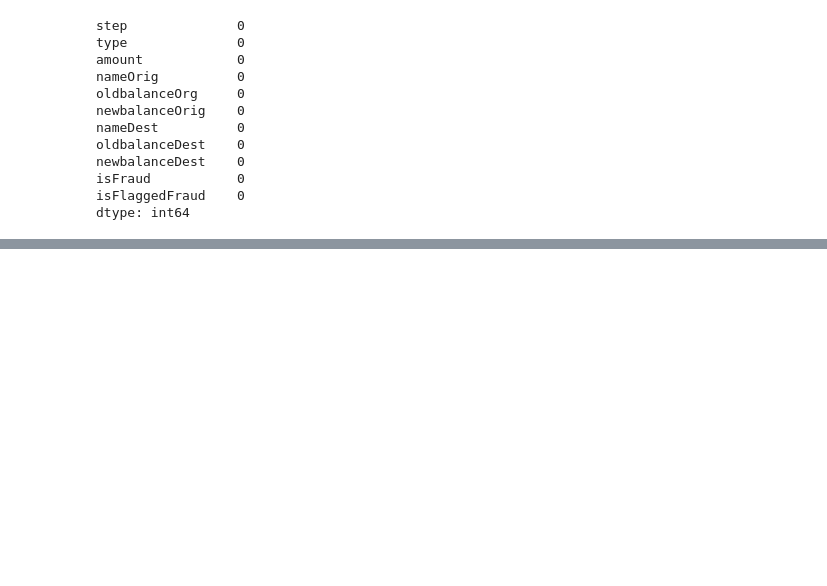
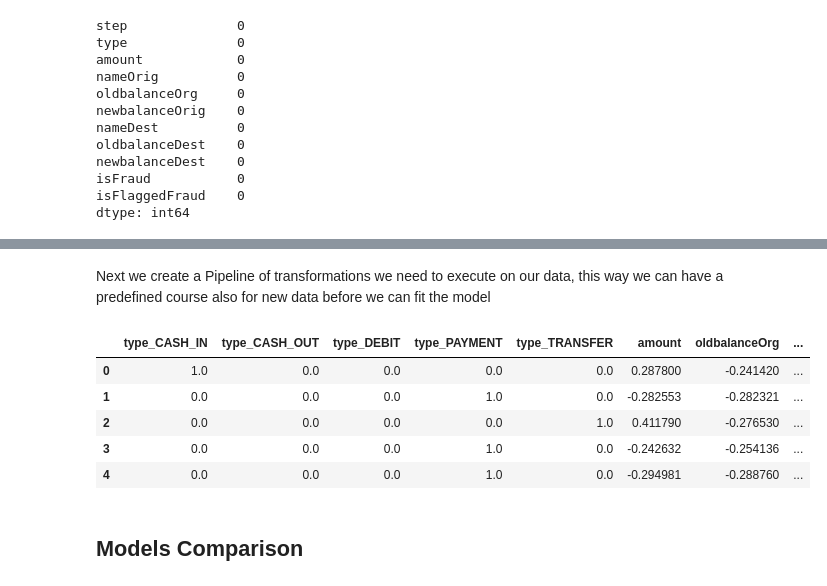
Before and after one commit to mangelini/fraud-detection-ml, a Jupyter notebook: project.ipynb, the cells around one changed output, grey strips where cells are left out. Drawn from its saved outputs; the diff is of its cells as text; code cells hidden in the pictures; blank space fills up the shorter version.

Commit message:
Pipeline for Feature selection and transformation

```diff
--- a/project.ipynb
+++ b/project.ipynb
@@ -229,3 +242 @@ train_set["isFlaggedFraud"].value_counts()
 Name: isFlaggedFraud, dtype: int64
-# %%
-train_set = train_set.drop("isFlaggedFraud", axis=1)
@@ -236,3 +242,0 @@ In this section we will transform categorical data like "type" into numerical an
-# %%
-train_set["type"] = train_set["type"].map({"CASH_OUT": 1, "PAYMENT": 2, "CASH_IN": 3, "TRANSFER": 4, "DEBIT": 5})
-train_set.head()
@@ -246,4 +242,0 @@ train_set.head()
-# %%
-sc = StandardScaler()
-train_set[["type", "amount", "oldbalanceOrg", "newbalanceOrig", "oldbalanceDest", "newbalanceDest"]] = sc.fit_transform(train_set[["type", "amount", "oldbalanceOrg", "newbalanceOrig", "oldbalanceDest", "newbalanceDest"]])
-train_set.head()
@@ -256,0 +253,26 @@ train_set.head()
+# %% [markdown]
+Next we create a Pipeline of transformations we need to execute on our data, this way we can have a predefined course also for new data before we can fit the model
+# %%
+# This pipeline handles both numerical and categorical data
+# But it also returns a numpy array instead of a dataframe, so we need to do some tricks
+cat_attribs = ["type"]
+num_attribs = ["amount", "oldbalanceOrg", "newbalanceOrig", "oldbalanceDest", "newbalanceDest"]
+drop_attribs = ['isFlaggedFraud', 'nameOrig', 'nameDest']
+
+full_pipeline = ColumnTransformer([
+    ("dropCol", "drop", drop_attribs),
+    ("cat", OneHotEncoder(handle_unknown="ignore"), cat_attribs),
+    ("num", StandardScaler(), num_attribs)
+], verbose_feature_names_out=False, remainder='passthrough')
+
+train_set = pd.DataFrame(full_pipeline.fit_transform(train_set), columns=full_pipeline.get_feature_names_out())
+train_set.head()
+# %% [output]
+|  | type_CASH_IN | type_CASH_OUT | type_DEBIT | type_PAYMENT | type_TRANSFER | amount | oldbalanceOrg | ... |
+| 0 | 1.0 | 0.0 | 0.0 | 0.0 | 0.0 | 0.287800 | -0.241420 | ... |
+| 1 | 0.0 | 0.0 | 0.0 | 1.0 | 0.0 | -0.282553 | -0.282321 | ... |
+| 2 | 0.0 | 0.0 | 0.0 | 0.0 | 1.0 | 0.411790 | -0.276530 | ... |
+| 3 | 0.0 | 0.0 | 0.0 | 1.0 | 0.0 | -0.242632 | -0.254136 | ... |
+| 4 | 0.0 | 0.0 | 0.0 | 1.0 | 0.0 | -0.294981 | -0.288760 | ... |
+# %% [markdown]
+## Models Comparison
```
Also changed, not shown: parts of 22 cells of this notebook.
